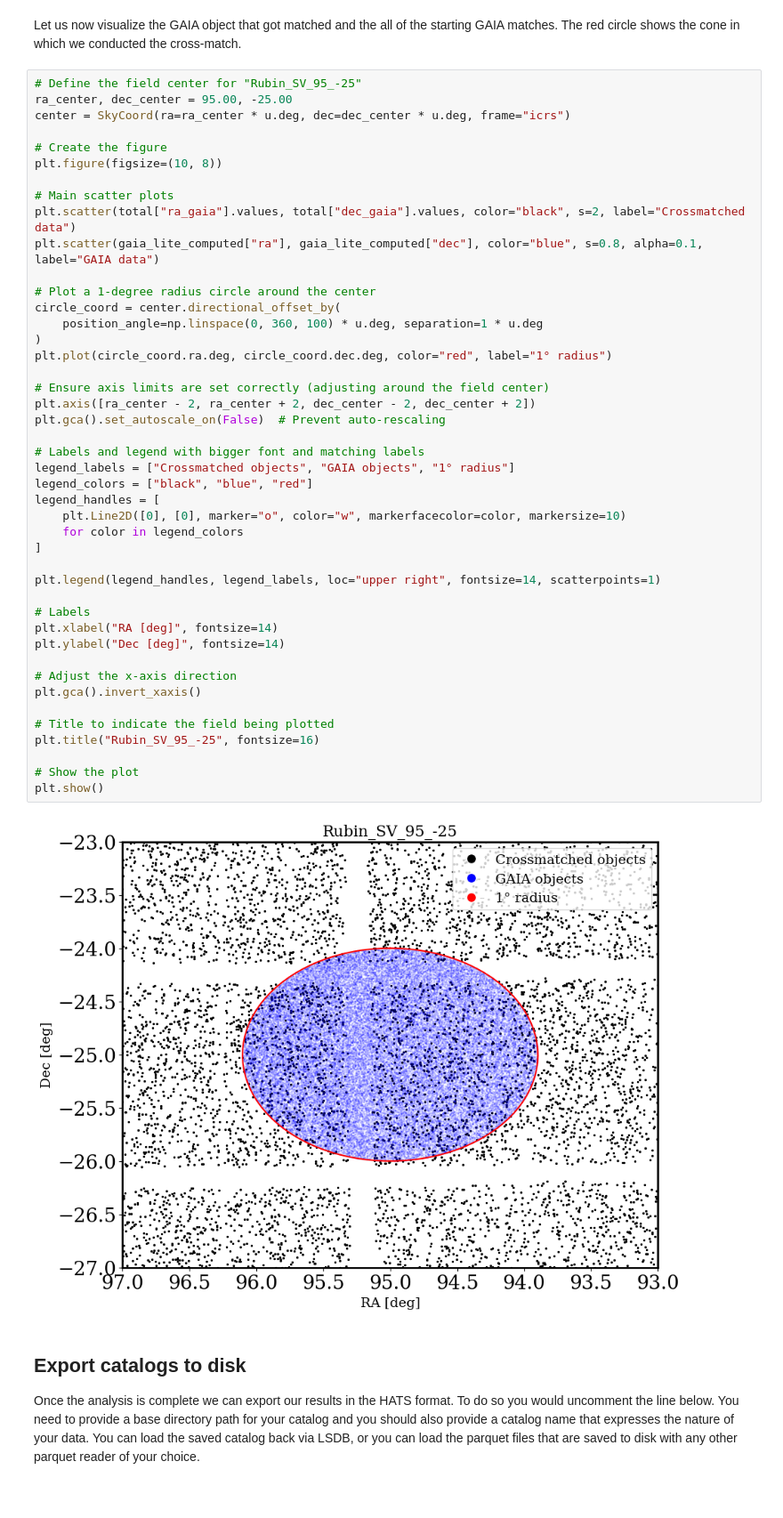
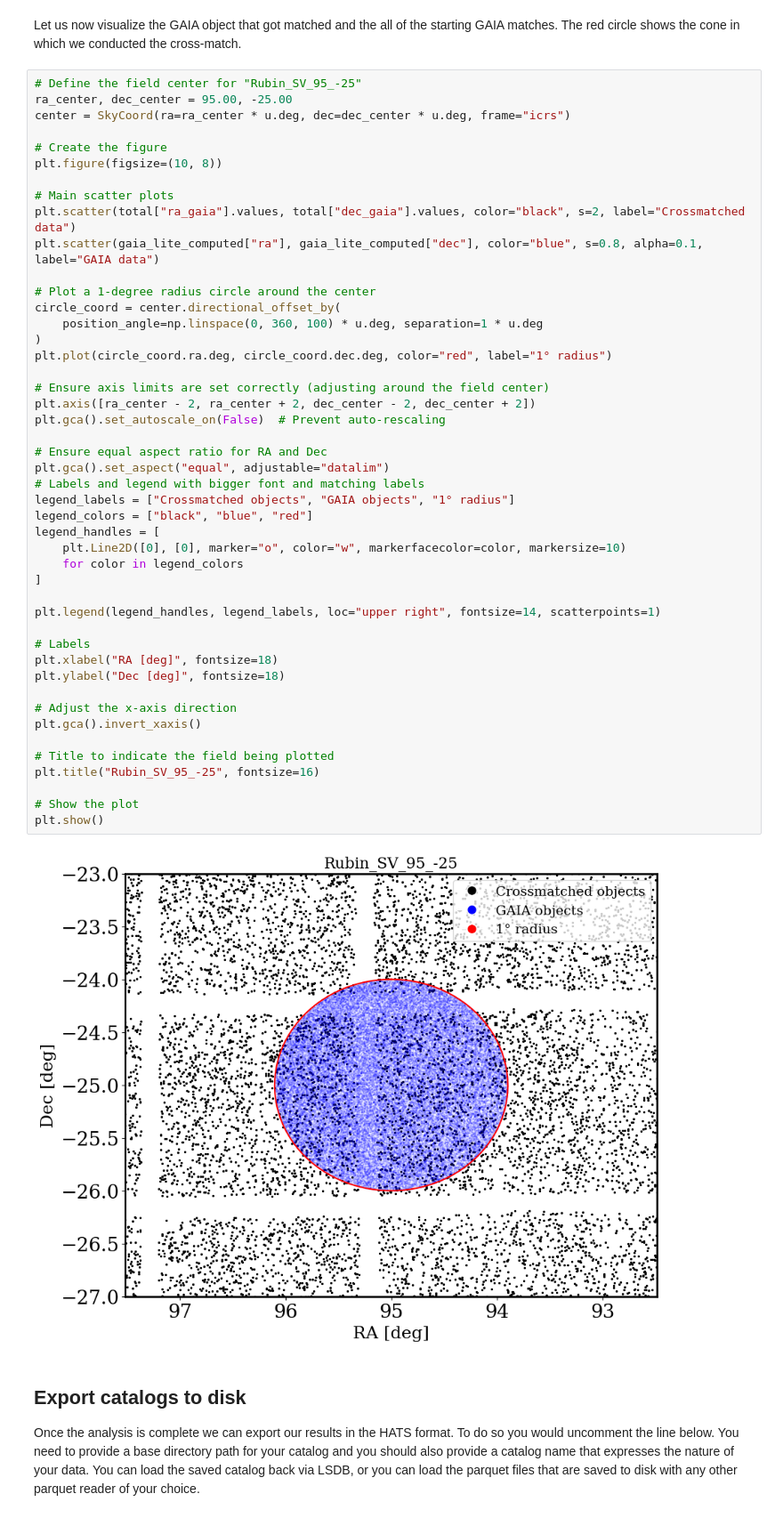
Before and after one commit to lincc-frameworks/midpoint-review, a Jupyter notebook: docs/notebooks/lsdb/Notebook_LSDB_HATS.ipynb, the cells around one changed output. Shown at 89% size. Cells and saved outputs as stored; diff of their text form.

Commit message:
aspect ratio set to 1

```diff
--- a/docs/notebooks/lsdb/Notebook_LSDB_HATS.ipynb
+++ b/docs/notebooks/lsdb/Notebook_LSDB_HATS.ipynb
@@ -435,36 +435,38 @@ plt.scatter(gaia_lite_computed["ra"], gaia_lite_computed["dec"], color="blue", s
 circle_coord = center.directional_offset_by(
     position_angle=np.linspace(0, 360, 100) * u.deg, separation=1 * u.deg
 )
 plt.plot(circle_coord.ra.deg, circle_coord.dec.deg, color="red", label="1° radius")
 
 # Ensure axis limits are set correctly (adjusting around the field center)
 plt.axis([ra_center - 2, ra_center + 2, dec_center - 2, dec_center + 2])
 plt.gca().set_autoscale_on(False)  # Prevent auto-rescaling
 
+# Ensure equal aspect ratio for RA and Dec
+plt.gca().set_aspect("equal", adjustable="datalim")
 # Labels and legend with bigger font and matching labels
 legend_labels = ["Crossmatched objects", "GAIA objects", "1° radius"]
 legend_colors = ["black", "blue", "red"]
 legend_handles = [
     plt.Line2D([0], [0], marker="o", color="w", markerfacecolor=color, markersize=10)
     for color in legend_colors
 ]
 
 plt.legend(legend_handles, legend_labels, loc="upper right", fontsize=14, scatterpoints=1)
 
 # Labels
-plt.xlabel("RA [deg]", fontsize=14)
-plt.ylabel("Dec [deg]", fontsize=14)
+plt.xlabel("RA [deg]", fontsize=18)
+plt.ylabel("Dec [deg]", fontsize=18)
 
 # Adjust the x-axis direction
 plt.gca().invert_xaxis()
 
 # Title to indicate the field being plotted
 plt.title("Rubin_SV_95_-25", fontsize=16)
 
 # Show the plot
 plt.show()
 # %% [output]
-[figure, old version]
+[figure, new version]
 # %% [markdown]
 ## Export catalogs to disk
 
```
Also changed, not shown: parts of 1 cell of this notebook.
